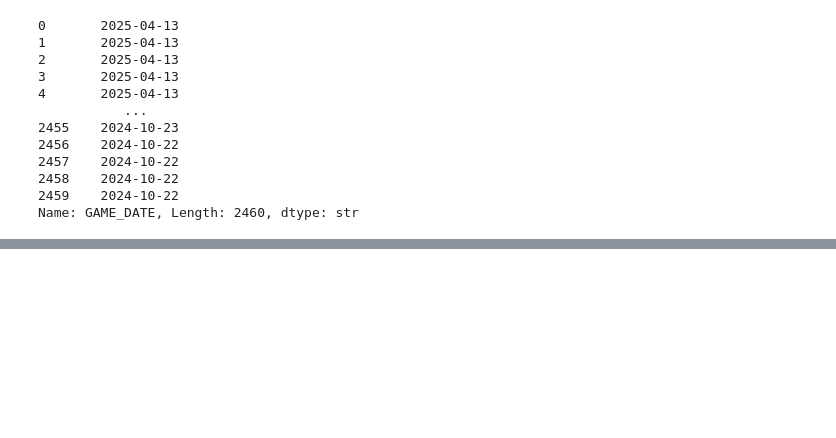
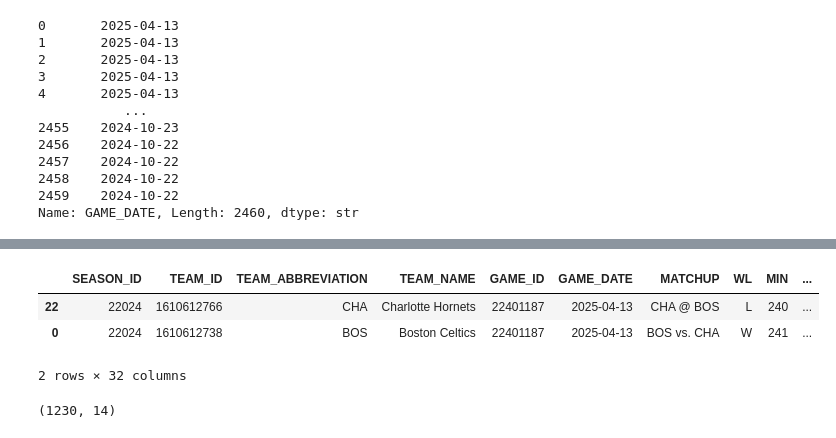
Before and after one commit to davetirtariyadi/nba-game-predictor, a Jupyter notebook: overall-win-loss.ipynb, the cells around one changed output, grey strips where cells are left out. Drawn from its saved outputs; the diff is of its cells as text; code cells hidden in the pictures; blank space fills up the shorter version.

```diff
--- a/overall-win-loss.ipynb
+++ b/overall-win-loss.ipynb
@@ -86,0 +161,7 @@ Name: GAME_DATE, Length: 2460, dtype: str
+# %%
+df_all_games[df_all_games['GAME_ID']==22401187]
+# %% [output]
+|  | SEASON_ID | TEAM_ID | TEAM_ABBREVIATION | TEAM_NAME | GAME_ID | GAME_DATE | MATCHUP | WL | MIN | ... |
+| 22 | 22024 | 1610612766 | CHA | Charlotte Hornets | 22401187 | 2025-04-13 | CHA @ BOS | L | 240 | ... |
+| 0 | 22024 | 1610612738 | BOS | Boston Celtics | 22401187 | 2025-04-13 | BOS vs. CHA | W | 241 | ... |
+2 rows × 32 columns
@@ -86,0 +188,4 @@ Name: GAME_DATE, Length: 2460, dtype: str
+# %%
+df_one_row_per_game.shape
+# %% [output]
+(1230, 14)
```
Also changed, not shown: parts of 14 cells of this notebook, 1 other file.
